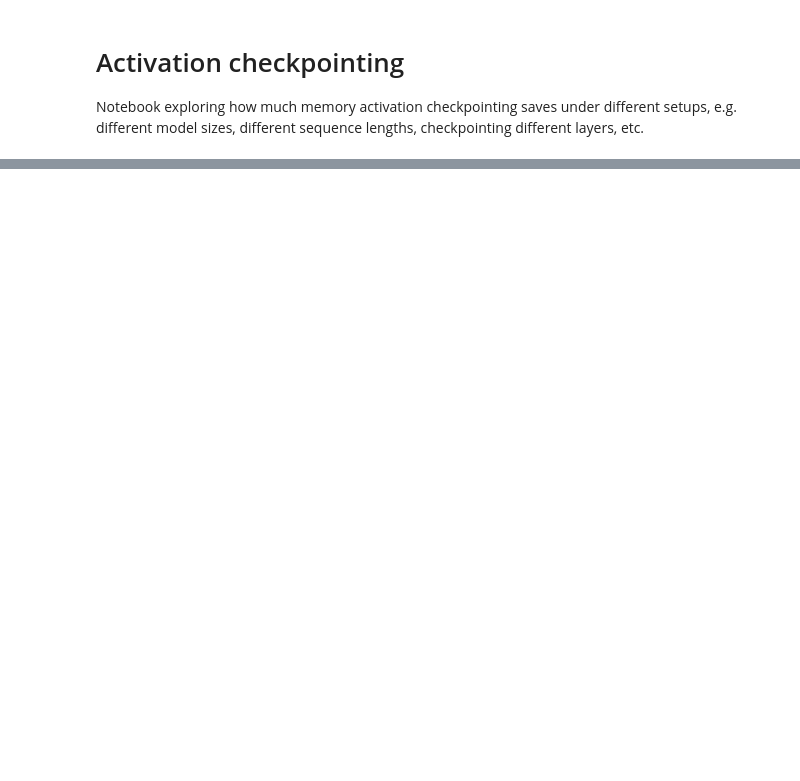
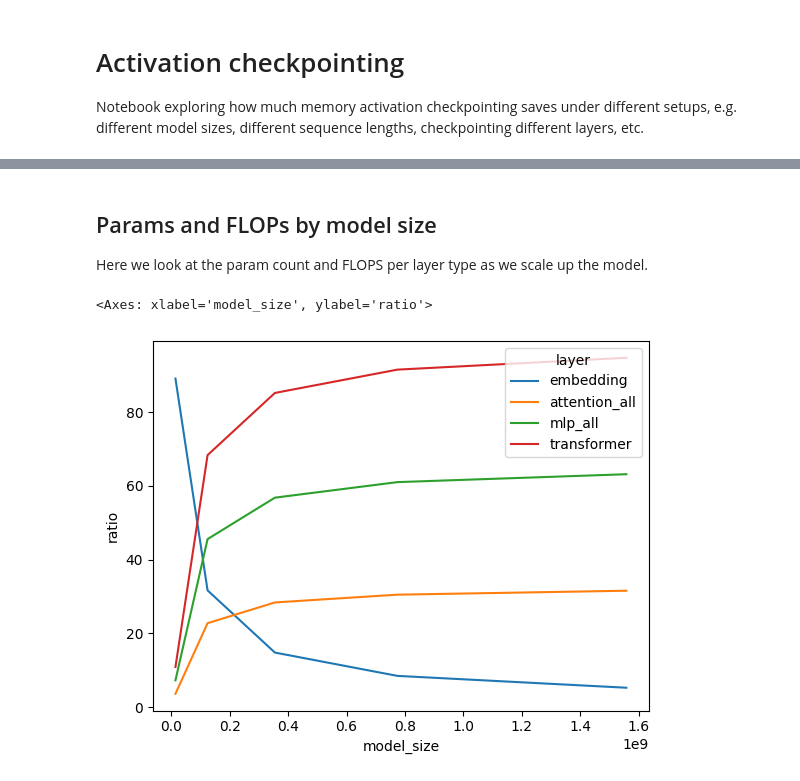
Before and after one commit to Jjschwartz/gollem, a Jupyter notebook: notebooks/activation_checkpointing.ipynb, the cells around one changed output, grey strips where cells are left out. Drawn from its saved outputs; the diff is of its cells as text; code cells hidden in the pictures; blank space fills up the shorter version.

```diff
--- a/notebooks/activation_checkpointing.ipynb
+++ b/notebooks/activation_checkpointing.ipynb
@@ -229,0 +307,41 @@ console.print(table)
+# %% [markdown]
+## Params and FLOPs by model size
+
+Here we look at the param count and FLOPS per layer type as we scale up the model.
+# %%
+all_model_params = [
+    (name, cfg, get_params(cfg))
+    for name, cfg in MODEL_CONFIG_ARGS.items()
+    # if name != "gpt2-tiny"
+]
+sorted(all_model_params, key=lambda z: z[2]["total"])
+
+layers_to_plot = ["embedding", "attention_all", "mlp_all", "transformer"]
+
+# Create lists to store the data
+data = []
+for model_name, model_cfg, model_params in all_model_params:
+    params_total = model_params["total"]
+    for layer in layers_to_plot:
+        layer_params = model_params[layer]
+        layer_param_ratio = layer_params / params_total * 100
+
+        data.append(
+            {
+                "model_size": params_total,
+                "model_name": model_name,
+                "layer": layer,
+                "layer_params": layer_params,
+                "ratio": layer_param_ratio,
+            }
+        )
+
+# Create DataFrame
+df = pd.DataFrame(data)
+
+# Example plot
+# plt.figure(figsize=(12, 6))
+sb.lineplot(data=df, x="model_size", y="ratio", hue="layer")
+# %% [output]
+<Axes: xlabel='model_size', ylabel='ratio'>
+[figure, added]
```
Also changed, not shown: parts of 4 cells of this notebook, 1 other file.
